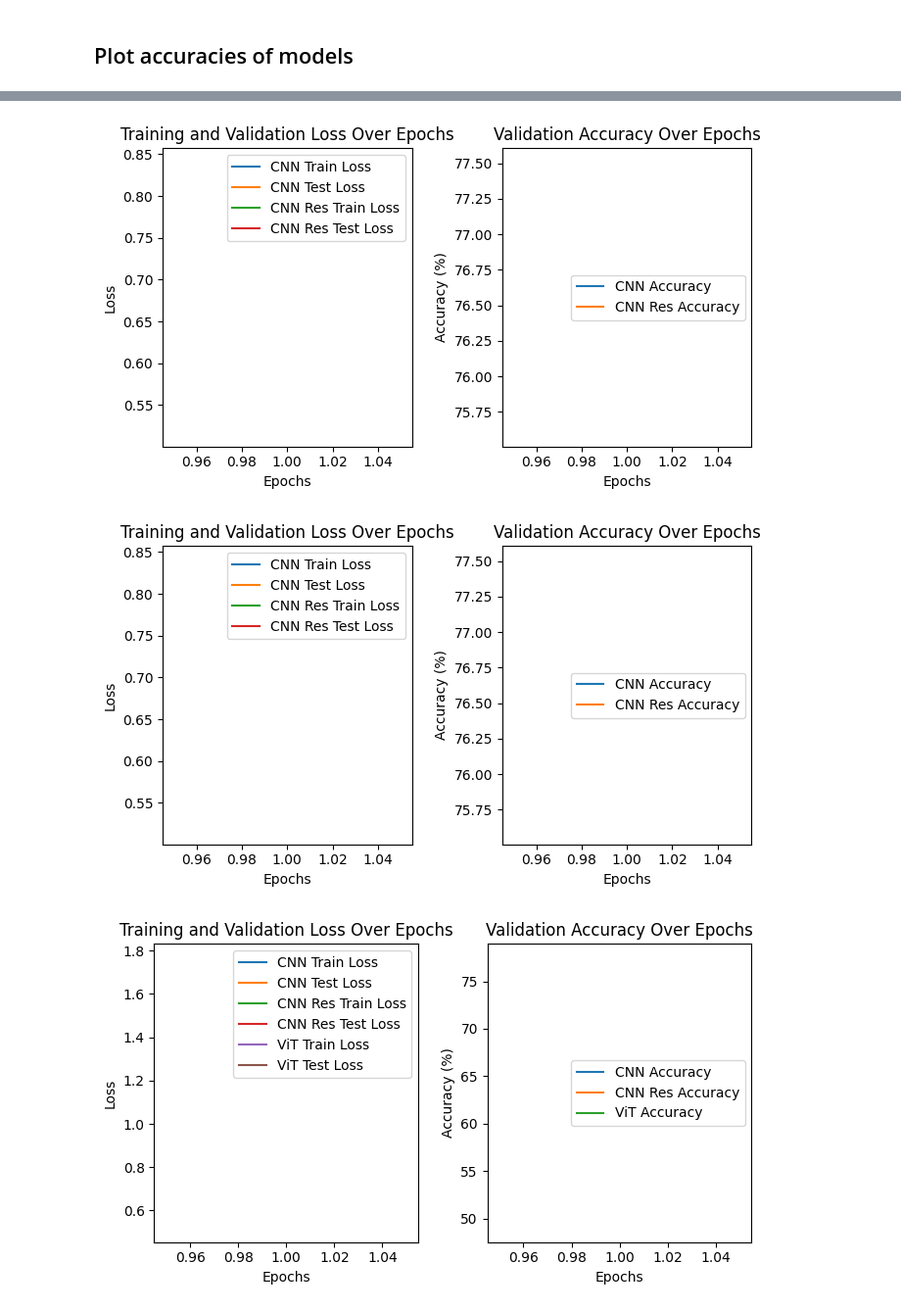
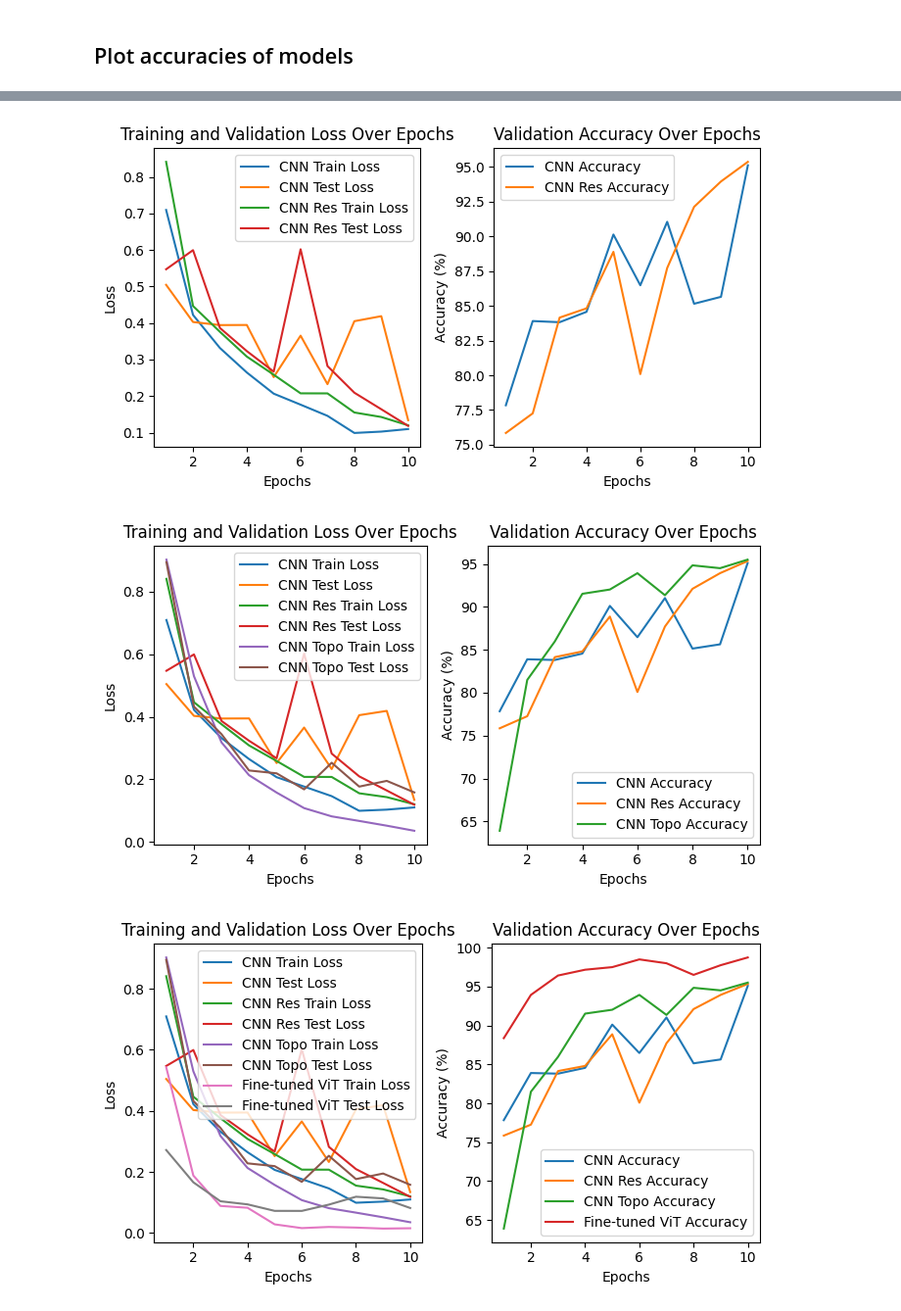
Before and after one commit to bengriffin3/brainnet-medical-imaging, a Jupyter notebook: notebooks/03_compare_model_results.ipynb, the cells around one changed output, grey strips where cells are left out. Shown at 98% size. Cells and saved outputs as stored; diff of their text form; code cells hidden in the pictures.

Commit message:
Added 10 epoch results

```diff
--- a/notebooks/03_compare_model_results.ipynb
+++ b/notebooks/03_compare_model_results.ipynb
@@ -71,13 +52,12 @@ def load_history(history_filename, results_dir='../results'):
 - Helps leverage pre-trained knowledge while adapting to the specific characteristics of the brain tumor classification task.
 # %%
 # Example usage
-num_epochs = 1  # Change this depending on what you want to load
+num_epochs = 10  # Change this depending on what you want to load
 
 # Load histories
 cnn_history = load_history(f'cnn_history_{num_epochs}_epochs.pkl')
 cnn_res_history = load_history(f'cnn_res_history_{num_epochs}_epochs.pkl')
-# cnn_topo_history = load_history(f'cnn_topo_history_{num_epochs}_epochs.pkl')
-vit_history = load_history(f'vit_history_{num_epochs}_epochs.pkl')
+cnn_topo_history = load_history(f'cnn_topo_history_{num_epochs}_epochs.pkl')
 vit_ft_history = load_history(f'vit_ft_history_{num_epochs}_epochs.pkl')
 # %%
 # --- Mean epoch times ---
@@ -152,15 +125,10 @@ cnn_res_train_loss = cnn_res_history['train_loss_list']
 cnn_res_test_loss = cnn_res_history['test_loss_list']
 cnn_res_accuracy = cnn_res_history['accuracy_list']
 
-# # CNN-Topo history
-# cnn_topo_train_loss = cnn_topo_history['train_loss_list']
-# cnn_topo_test_loss = cnn_topo_history['test_loss_list']
-# cnn_topo_accuracy = cnn_topo_history['accuracy_list']
-
-# ViT history
-vit_train_loss = vit_history['train_loss_list']
-vit_test_loss = vit_history['test_loss_list']
-vit_accuracy = vit_history['accuracy_list']
+# CNN-Topo history
+cnn_topo_train_loss = cnn_topo_history['train_loss_list']
+cnn_topo_test_loss = cnn_topo_history['test_loss_list']
+cnn_topo_accuracy = cnn_topo_history['accuracy_list']
 
 # ViT-Fine-Tuned history
 vit_ft_train_loss = vit_ft_history['train_loss_list']
@@ -186,7 +154,7 @@ plt.show()
 fig3, (ax1_3, ax2_3) = plt.subplots(1, 2, figsize=(7, 4))
 plot_accuracy_results(cnn_train_loss, cnn_test_loss, cnn_accuracy, "CNN", ax1_3, ax2_3)
 plot_accuracy_results(cnn_res_train_loss, cnn_res_test_loss, cnn_res_accuracy, "CNN Res", ax1_3, ax2_3)
-# plot_accuracy_results(cnn_topo_train_loss, cnn_topo_test_loss, cnn_topo_accuracy, "CNN Topo", ax1_3, ax2_3)
+plot_accuracy_results(cnn_topo_train_loss, cnn_topo_test_loss, cnn_topo_accuracy, "CNN Topo", ax1_3, ax2_3)
 plt.tight_layout()
 plt.show()
 
@@ -194,18 +162,8 @@ plt.show()
 fig4, (ax1_4, ax2_4) = plt.subplots(1, 2, figsize=(7, 4))
 plot_accuracy_results(cnn_train_loss, cnn_test_loss, cnn_accuracy, "CNN", ax1_4, ax2_4)
 plot_accuracy_results(cnn_res_train_loss, cnn_res_test_loss, cnn_res_accuracy, "CNN Res", ax1_4, ax2_4)
-# plot_accuracy_results(cnn_topo_train_loss, cnn_topo_test_loss, cnn_topo_accuracy, "CNN Topo", ax1_4, ax2_4)
-plot_accuracy_results(vit_train_loss, vit_test_loss, vit_accuracy, "ViT", ax1_4, ax2_4)
+plot_accuracy_results(cnn_topo_train_loss, cnn_topo_test_loss, cnn_topo_accuracy, "CNN Topo", ax1_4, ax2_4)
+plot_accuracy_results(vit_ft_train_loss, vit_ft_test_loss, vit_ft_accuracy, "Fine-tuned ViT", ax1_4, ax2_4)
 plt.tight_layout()
 plt.show()
-
-# Figure 5: Plot CNN, CNN with Residual Blocks, CNN Topo, ViT, and Fine-tuned ViT
-fig5, (ax1_5, ax2_5) = plt.subplots(1, 2, figsize=(7, 4))
-plot_accuracy_results(cnn_train_loss, cnn_test_loss, cnn_accuracy, "CNN", ax1_5, ax2_5)
-plot_accuracy_results(cnn_res_train_loss, cnn_res_test_loss, cnn_res_accuracy, "CNN Res", ax1_5, ax2_5)
-# plot_accuracy_results(cnn_topo_train_loss, cnn_topo_test_loss, cnn_topo_accuracy, "CNN Topo", ax1_5, ax2_5)
-plot_accuracy_results(vit_train_loss, vit_test_loss, vit_accuracy, "ViT", ax1_5, ax2_5)
-plot_accuracy_results(vit_ft_train_loss, vit_ft_test_loss, vit_ft_accuracy, "Fine-tuned ViT", ax1_5, ax2_5)
-plt.tight_layout()
-plt.show()
 # %% [output]
@@ -213,3 +171,3 @@ plt.show()
-[figure, old version]
+[figure, new version]
-[figure, old version]
+[figure, new version]
-[figure, old version]
+[figure, new version]
```
Also changed, not shown: parts of 5 cells of this notebook, 5 other files.
